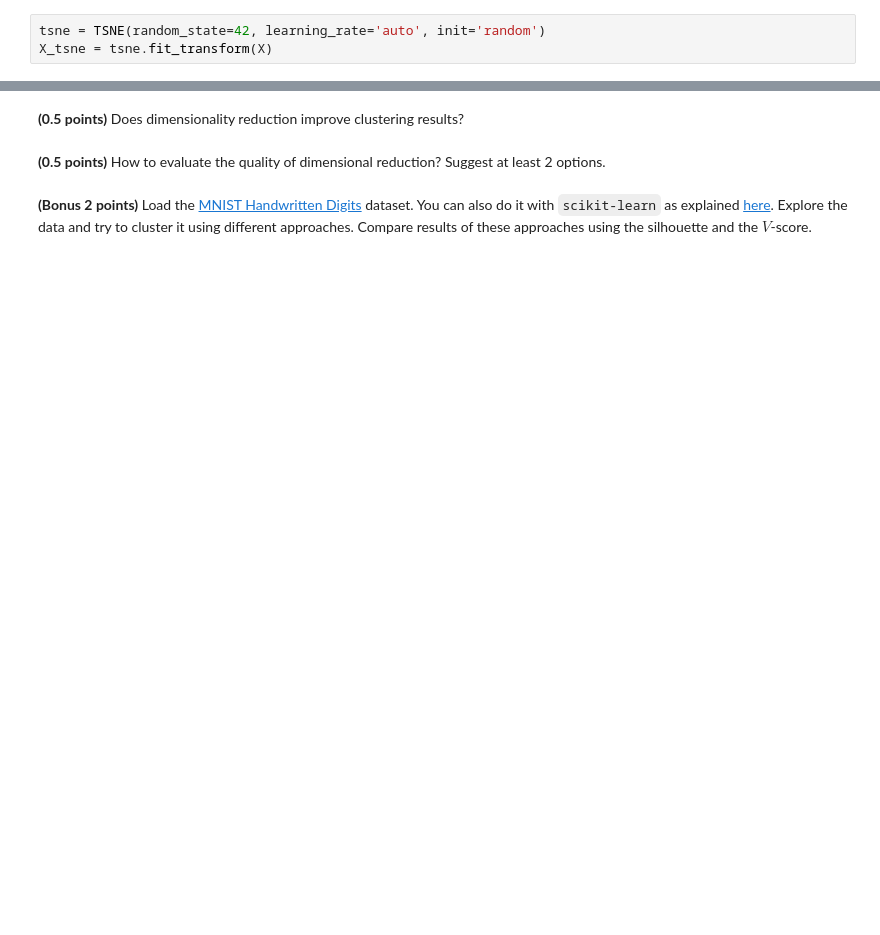
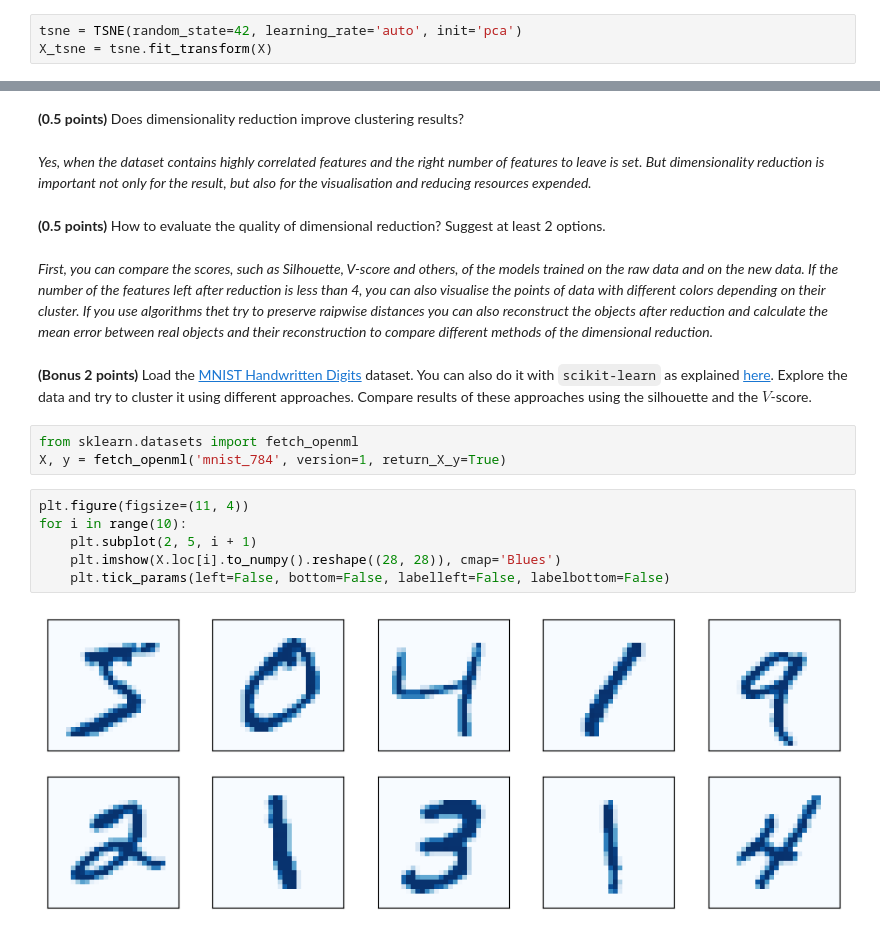
Before and after one commit to kesepkina/RS-ML-Cross-Check-1, a Jupyter notebook: 8_Clustering.ipynb, the cells around one changed output, grey strips where cells are left out. Saved outputs shown, nothing was run; the diff lists cells and outputs as text; blank space fills up the shorter version.

```diff
--- a/8_Clustering.ipynb
+++ b/8_Clustering.ipynb
@@ -494,7 +494,7 @@ The implementation of `tSNE` in the `scikit-learn` library is the `TSNE` class i
 # %%
 from sklearn.manifold import TSNE
 # %%
-tsne = TSNE(random_state=42, learning_rate='auto', init='random')
+tsne = TSNE(random_state=42, learning_rate='auto', init='pca')
 X_tsne = tsne.fit_transform(X)
 # %%
 plt.scatter(X_tsne[:, 0], X_tsne[:, 1], c=y, s=10, alpha=0.6);
@@ -547,6 +561,21 @@ Write in free form what conclusions you made after completing this assignment. A
 # %% [markdown]
 **(0.5 points)** Does dimensionality reduction improve clustering results?
+# %% [markdown]
+*Yes, when the dataset contains highly correlated features and the right number of features to leave is set. But dimensionality reduction is important not only for the result, but also for the visualisation and reducing resources expended.*
 # %% [markdown]
 **(0.5 points)** How to evaluate the quality of dimensional reduction? Suggest at least 2 options.
+# %% [markdown]
+*First, you can compare the scores, such as Silhouette, V-score and others, of the models trained on the raw data and on the new data. If the number of the features left after reduction is less than 4, you can also visualise the points of data with different colors depending on their cluster. If you use algorithms thet try to preserve raipwise distances you can also reconstruct the objects after reduction and calculate the mean error between real objects and their reconstruction to compare different methods of the dimensional reduction.*
 # %% [markdown]
 **(Bonus 2 points)** Load the [MNIST Handwritten Digits](http://yann.lecun.com/exdb/mnist) dataset. You can also do it with `scikit-learn` as explained [here](https://stackoverflow.com/a/60450028). Explore the data and try to cluster it using different approaches. Compare results of these approaches using the silhouette and the $V$-score.
+# %%
+from sklearn.datasets import fetch_openml
+X, y = fetch_openml('mnist_784', version=1, return_X_y=True)
+# %%
+plt.figure(figsize=(11, 4))
+for i in range(10):
+    plt.subplot(2, 5, i + 1)
+    plt.imshow(X.loc[i].to_numpy().reshape((28, 28)), cmap='Blues')
+    plt.tick_params(left=False, bottom=False, labelleft=False, labelbottom=False)
+# %% [output]
+[figure, added]
```
Also changed, not shown: parts of 10 cells of this notebook.
